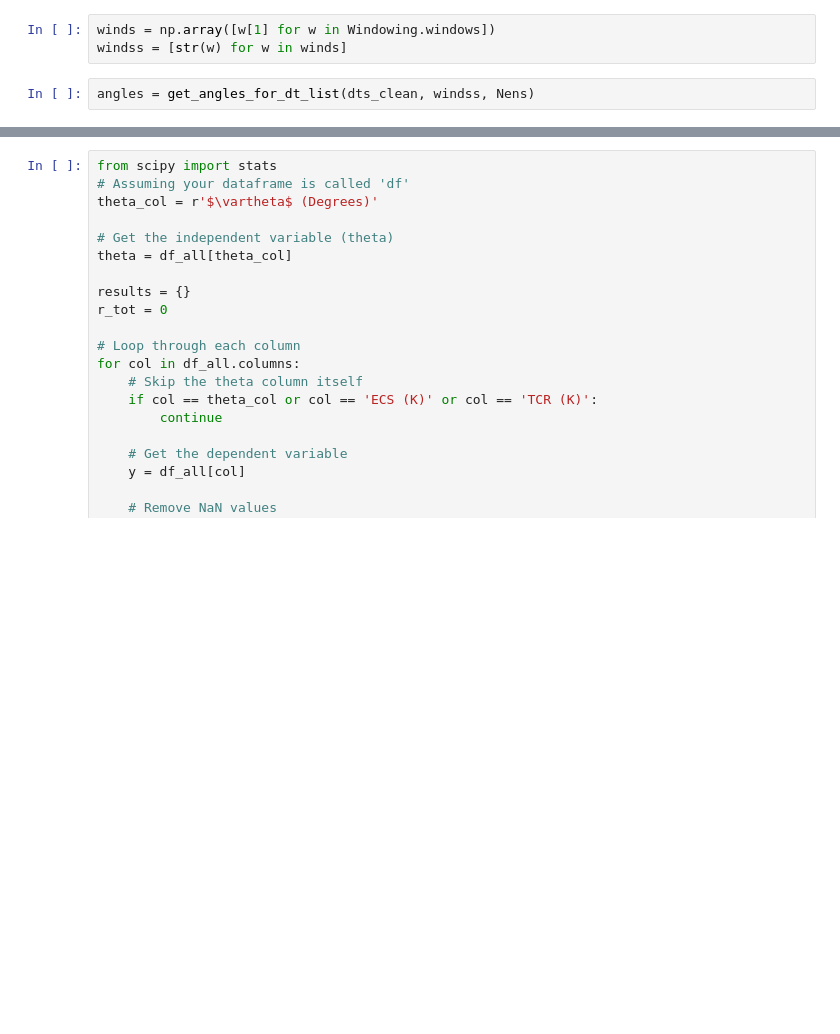
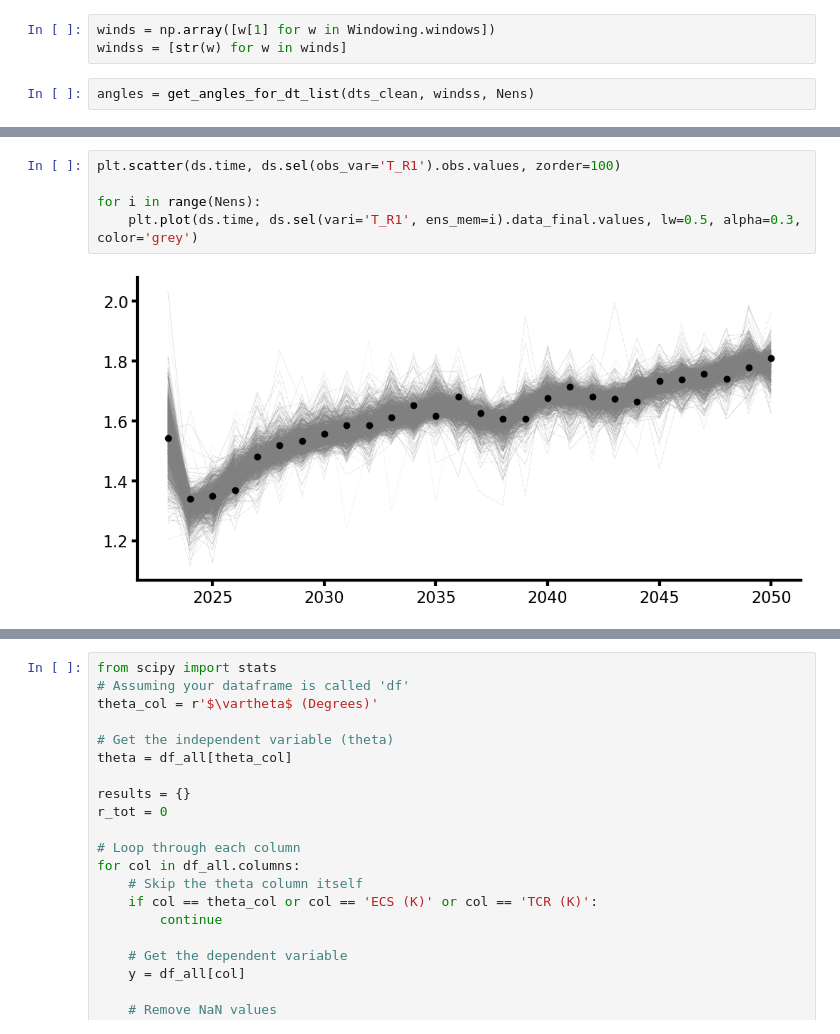
Before and after one commit to adam-bauer-34/learning_sai, a Jupyter notebook: analysis/notebooks/corner-plots.ipynb, the cells around one changed output, grey strips where cells are left out. Saved outputs shown, nothing was run; the diff lists cells and outputs as text; blank space fills up the shorter version.

```diff
--- a/analysis/notebooks/corner-plots.ipynb
+++ b/analysis/notebooks/corner-plots.ipynb
@@ -254,0 +302,7 @@ pp = sb.pairplot(df_all,
+# %%
+plt.scatter(ds.time, ds.sel(obs_var='T_R1').obs.values, zorder=100)
+
+for i in range(Nens):
+    plt.plot(ds.time, ds.sel(vari='T_R1', ens_mem=i).data_final.values, lw=0.5, alpha=0.3, color='grey')
+# %% [output]
+[figure, added]
```
Also changed, not shown: parts of 18 cells of this notebook, 4 other files.
